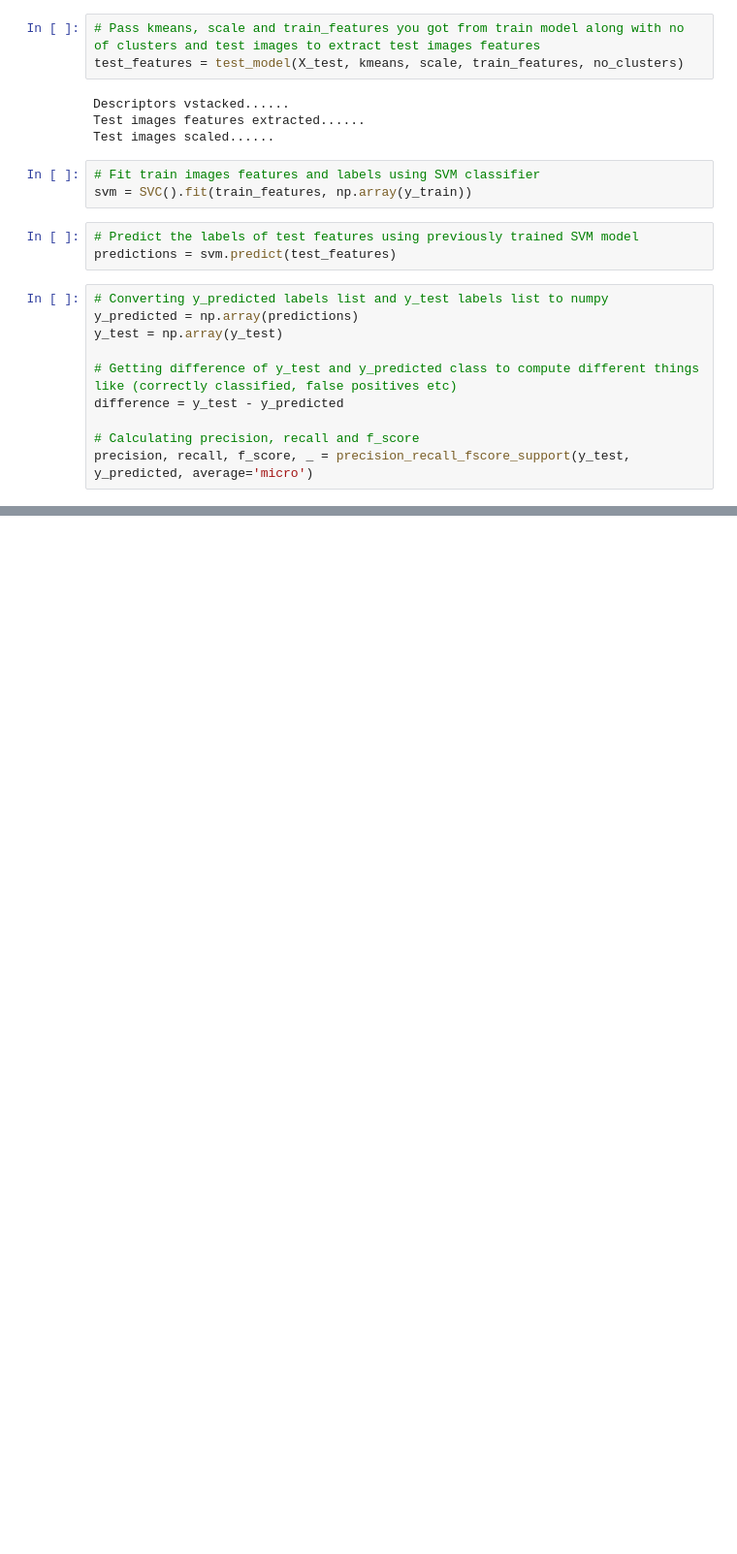
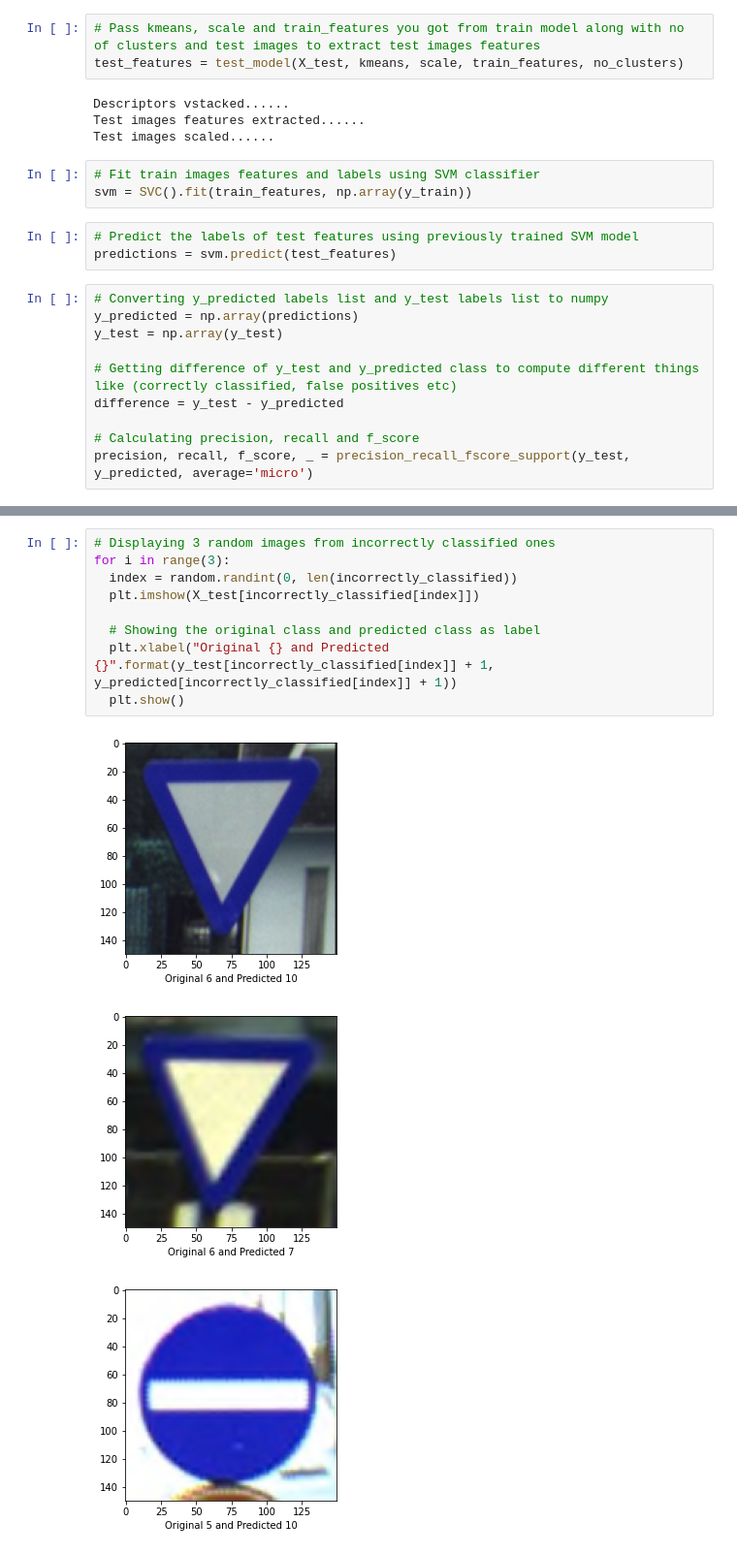
Before and after one commit to imsadia/ComputerVisionAssignment01, a Jupyter notebook: SADIA_364398.ipynb, the cells around one changed output, grey strips where cells are left out. Shown: that part at 97% size. Drawn from its saved outputs; the diff is of its cells as text; blank space fills up the shorter version.

```diff
--- a/SADIA_364398.ipynb
+++ b/SADIA_364398.ipynb
@@ -280,0 +296,13 @@ Accuracy: 0.810
+# %%
+# Displaying 3 random images from incorrectly classified ones
+for i in range(3):
+  index = random.randint(0, len(incorrectly_classified))
+  plt.imshow(X_test[incorrectly_classified[index]])
+
+  # Showing the original class and predicted class as label
+  plt.xlabel("Original {} and Predicted {}".format(y_test[incorrectly_classified[index]] + 1, y_predicted[incorrectly_classified[index]] + 1))
+  plt.show()
+# %% [output]
+[figure, added]
+[figure, added]
+[figure, added]
```
Also changed, not shown: parts of 5 cells of this notebook.
